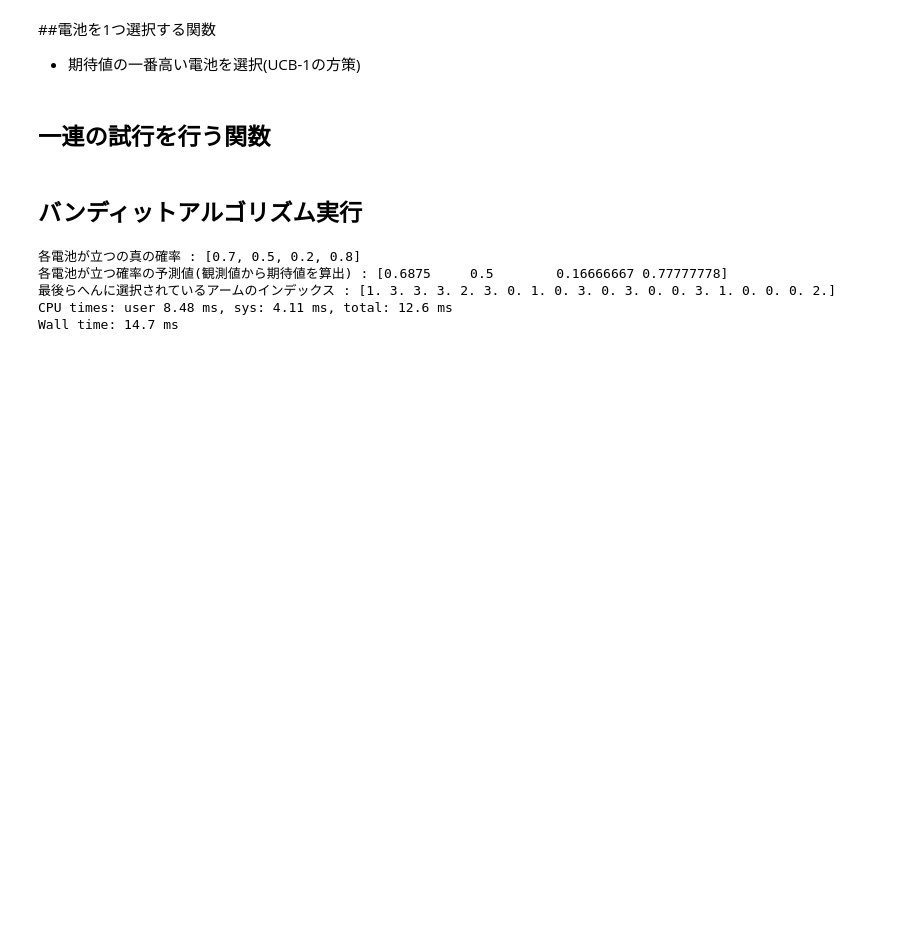
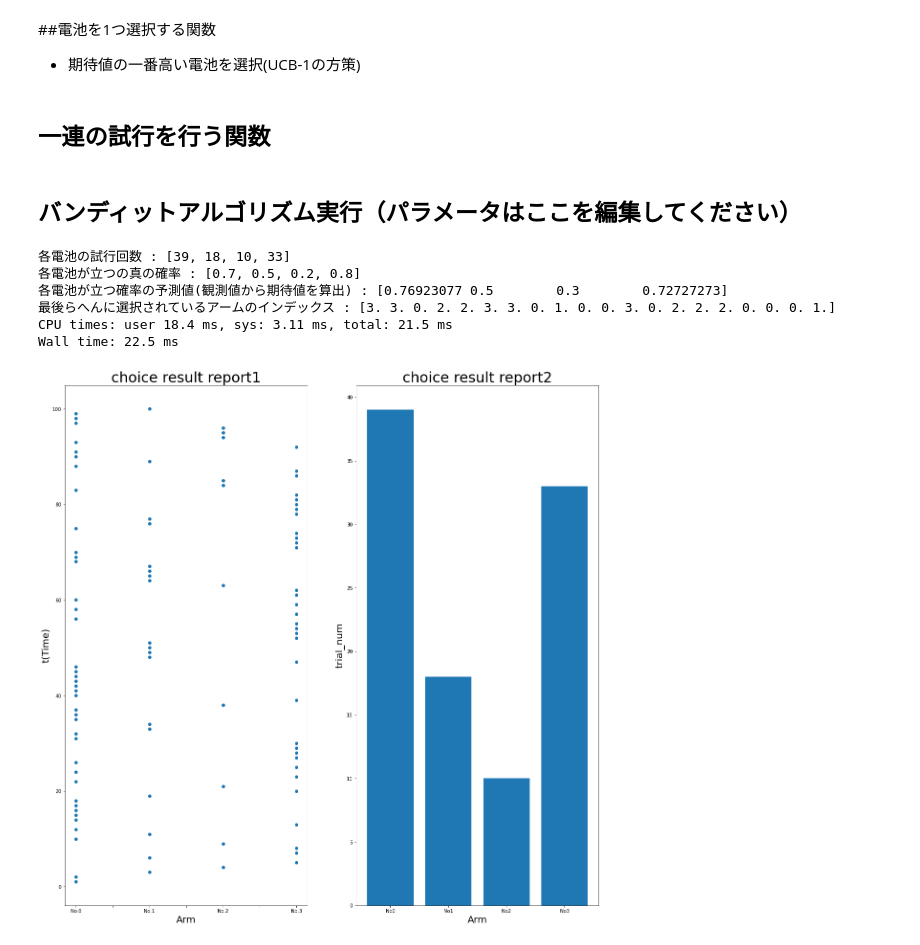
Before and after one commit to Itsuki-Hamano123/practice-casualeffect, a Jupyter notebook: bandit/battery_multi_bandit.ipynb, the cells around one changed output. Saved outputs shown, nothing was run; the diff lists cells and outputs as text; code cells hidden in the pictures; blank space fills up the shorter version.

```diff
--- a/bandit/battery_multi_bandit.ipynb
+++ b/bandit/battery_multi_bandit.ipynb
@@ -217,7 +220,7 @@ def multi_bandit(arms_num, max_trial, true_probas=None):
 
     return final_arms_state, choice_history, estimated_probas, true_probas
 # %% [markdown]
-## バンディットアルゴリズム実行
+## バンディットアルゴリズム実行（パラメータはここを編集してください）
 # %%
 %%time
 # 電池の本数
@@ -228,20 +231,50 @@ battery_num = 4
 battery_proba = [0.7, 0.5, 0.2, 0.8]
 
 # 探索&活用回数
-trial_num = 50 #@param{type:'number'}
+trial_num = 100 #@param{type:'number'}
 
 
 # 探索&活用の実行
 final_arms_state, choice_history, estimated_probas, true_probas = multi_bandit(arms_num=battery_num, max_trial=trial_num,
                                                              true_probas=battery_proba)
 
+arm_trials = [arms_info[TRIAL_NUM_KEY] for arms_info in final_arms_state]
+
 # 結果の配列描画
+print("各電池の試行回数 : {}".format(arm_trials))
 print("各電池が立つの真の確率 : {}".format(true_probas))
 print("各電池が立つ確率の予測値(観測値から期待値を算出) : {}".format(estimated_probas))
 print("最後らへんに選択されているアームのインデックス : {}".format(choice_history[-20:]))
 # %% [output]
+各電池の試行回数 : [39, 18, 10, 33]
 各電池が立つの真の確率 : [0.7, 0.5, 0.2, 0.8]
-各電池が立つ確率の予測値(観測値から期待値を算出) : [0.6875     0.5        0.16666667 0.77777778]
-最後らへんに選択されているアームのインデックス : [1. 3. 3. 3. 2. 3. 0. 1. 0. 3. 0. 3. 0. 0. 3. 1. 0. 0. 0. 2.]
-CPU times: user 8.48 ms, sys: 4.11 ms, total: 12.6 ms
-Wall time: 14.7 ms
+各電池が立つ確率の予測値(観測値から期待値を算出) : [0.76923077 0.5        0.3        0.72727273]
+最後らへんに選択されているアームのインデックス : [3. 3. 0. 2. 2. 3. 3. 0. 1. 0. 0. 3. 0. 2. 2. 2. 0. 0. 0. 1.]
+CPU times: user 18.4 ms, sys: 3.11 ms, total: 21.5 ms
+Wall time: 22.5 ms
+# %%
+fig, axes = plt.subplots(ncols=2, figsize=(20, 20))
+
+title_font_size = 30
+label_font_size = 20
+
+y=np.arange(1, len(choice_history)+1)
+axes[0].scatter(x=choice_history, y=y)
+
+axes[0].set_title('choice result report1', fontsize=title_font_size)
+axes[0].set_xlabel('Arm', fontsize=label_font_size)
+axes[0].set_ylabel('t(Time)', fontsize=label_font_size)
+axes[0].xaxis.set_major_formatter(ticker.FuncFormatter(lambda x, pos: 'No.'+str(int(x)) if x == int(x) else ''))
+
+
+x_vals = [x for x in np.arange(battery_num)]
+xlabels = ['No'+str(x) for x in x_vals]
+axes[1].bar(x=x_vals, height=arm_trials, tick_label=xlabels)
+
+axes[1].set_title('choice result report2', fontsize=title_font_size)
+axes[1].set_xlabel('Arm', fontsize=label_font_size)
+axes[1].set_ylabel('trial_num', fontsize=label_font_size)
+
+plt.show()
+# %% [output]
+[figure, added]
```
Also changed, not shown: parts of 2 cells of this notebook.
